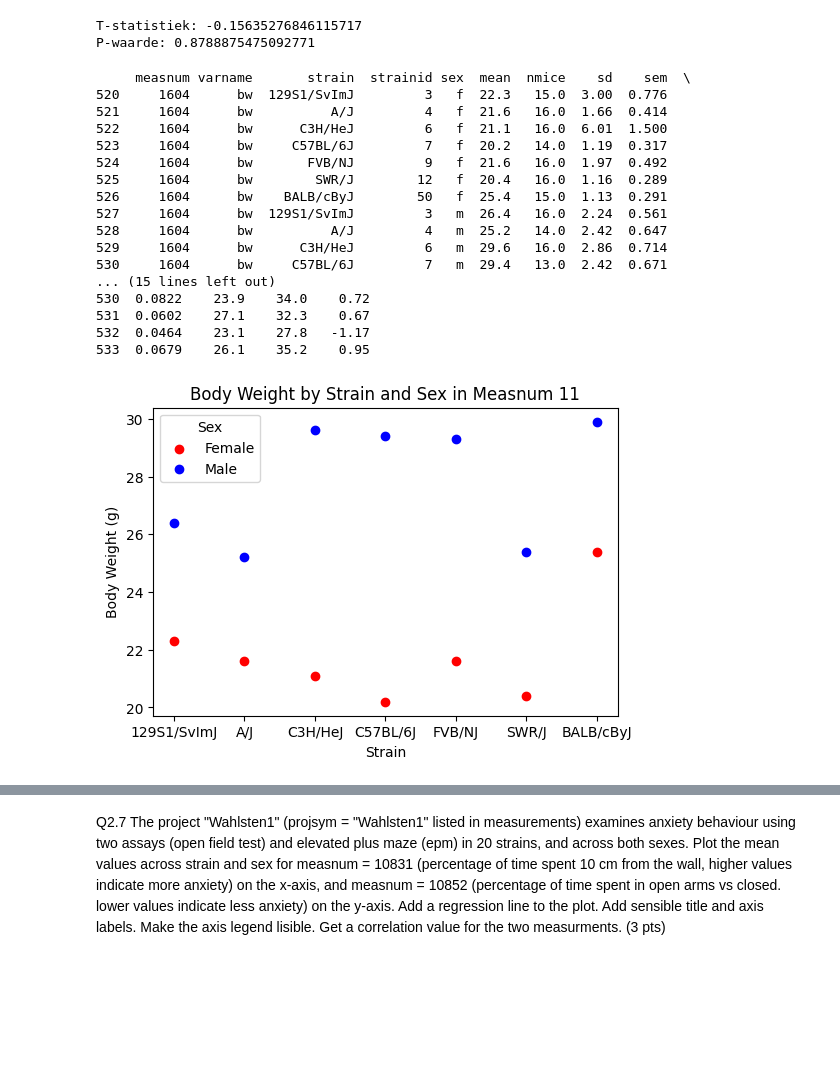
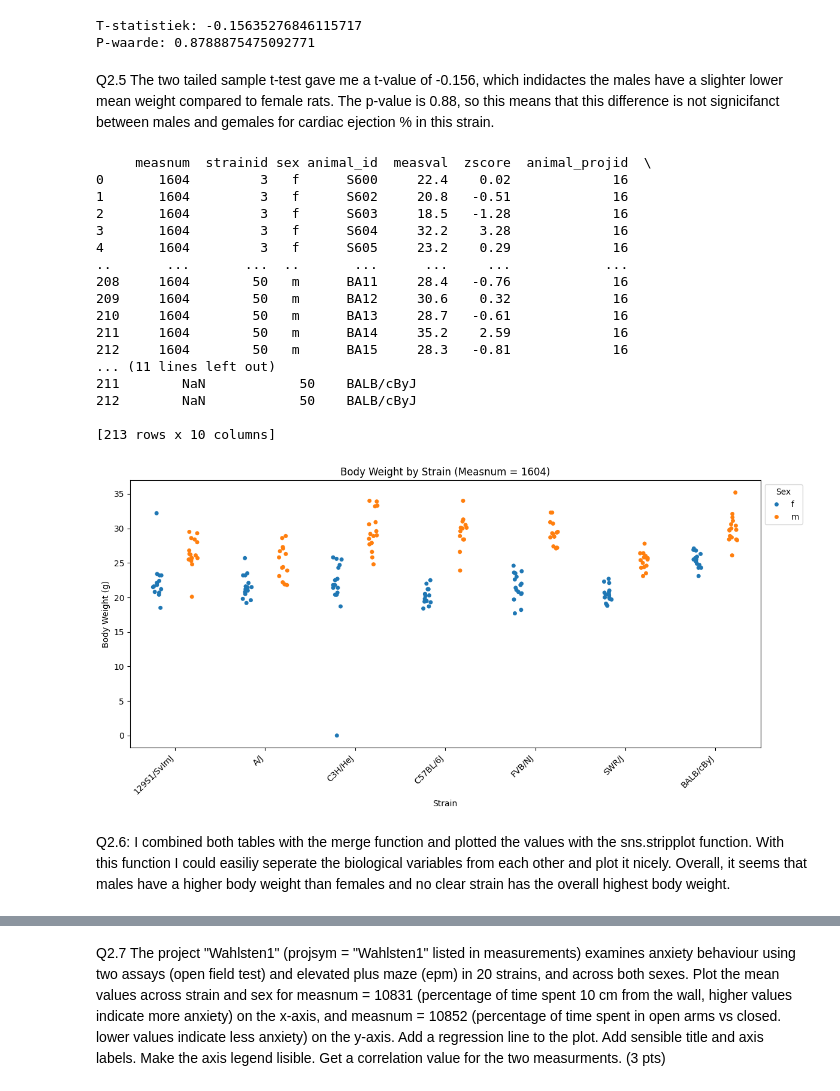
Before and after one commit to MaartenDekkers02/BigDataCourse2025, a Jupyter notebook: Assignment2.ipynb, the cells around one changed output, grey strips where cells are left out. Cells and saved outputs as stored; diff of their text form; code cells hidden in the pictures; blank space fills up the shorter version.

```diff
--- a/Assignment2.ipynb
+++ b/Assignment2.ipynb
@@ -459,39 +463,46 @@ print(f"P-waarde: {p_val}")
 # %% [output]
 T-statistiek: -0.15635276846115717
 P-waarde: 0.8788875475092771
-# %%
-import matplotlib.pyplot as plt
-weight = strainmeans[strainmeans['measnum'] == 1604]
-sex_colour = weight['sex'].map({'f': 'red', 'm': 'blue'})
-
-print(weight)
-
-plt.figure(figsize=(6, 4))
-
-plt.scatter(weight[weight['sex']=='f']['strain'], weight[weight['sex']=='f']['mean'], color='red', label='Female')
-plt.scatter(weight[weight['sex']=='m']['strain'], weight[weight['sex']=='m']['mean'], color='blue', label='Male')
-
-plt.xlabel('Strain')
-plt.ylabel('Body Weight (g)')
-plt.legend(title='Sex',loc='upper left')
-plt.title('Body Weight by Strain and Sex in Measnum 11')
-plt.show()
-# %% [output]
-     measnum varname       strain  strainid sex  mean  nmice    sd    sem  \
-520     1604      bw  129S1/SvImJ         3   f  22.3   15.0  3.00  0.776
-521     1604      bw          A/J         4   f  21.6   16.0  1.66  0.414
-522     1604      bw      C3H/HeJ         6   f  21.1   16.0  6.01  1.500
-523     1604      bw     C57BL/6J         7   f  20.2   14.0  1.19  0.317
-524     1604      bw       FVB/NJ         9   f  21.6   16.0  1.97  0.492
-525     1604      bw        SWR/J        12   f  20.4   16.0  1.16  0.289
-526     1604      bw    BALB/cByJ        50   f  25.4   15.0  1.13  0.291
-527     1604      bw  129S1/SvImJ         3   m  26.4   16.0  2.24  0.561
-528     1604      bw          A/J         4   m  25.2   14.0  2.42  0.647
-529     1604      bw      C3H/HeJ         6   m  29.6   16.0  2.86  0.714
-530     1604      bw     C57BL/6J         7   m  29.4   13.0  2.42  0.671
-... (15 lines left out)
-530  0.0822    23.9    34.0    0.72
-531  0.0602    27.1    32.3    0.67
-532  0.0464    23.1    27.8   -1.17
-533  0.0679    26.1    35.2    0.95
-[figure, removed]
+# %% [markdown]
+Q2.5 The two tailed sample t-test gave me a t-value of -0.156, which indidactes the males have a slighter lower mean weight compared to female rats. The p-value is 0.88, so this means that this difference is not signicifanct between males and gemales for cardiac ejection % in this strain.
+# %%
+import matplotlib.pyplot as plt
+import seaborn as sns
+
+weight = animaldatapoints[animaldatapoints['measnum'] == 1604]
+weight = weight.merge(straininfo[['mpd_strainid', 'strainname']], left_on='strainid', right_on='mpd_strainid',how='left')
+
+print(weight)
+
+plt.figure(figsize=(12, 6))
+sns.stripplot(data=weight, x='strainname', y='measval', hue='sex', jitter=True, dodge=True)
+
+plt.title('Body Weight by Strain (Measnum = 1604)')
+plt.xlabel('Strain')
+plt.ylabel('Body Weight (g)')
+plt.legend(title='Sex', bbox_to_anchor= (1, 1), loc='upper left')
+plt.xticks(rotation=45, ha='right')
+plt.tight_layout()
+
+plt.show()
+# %% [output]
+     measnum  strainid sex animal_id  measval  zscore  animal_projid  \
+0       1604         3   f      S600     22.4    0.02             16
+1       1604         3   f      S602     20.8   -0.51             16
+2       1604         3   f      S603     18.5   -1.28             16
+3       1604         3   f      S604     32.2    3.28             16
+4       1604         3   f      S605     23.2    0.29             16
+..       ...       ...  ..       ...      ...     ...            ...
+208     1604        50   m      BA11     28.4   -0.76             16
+209     1604        50   m      BA12     30.6    0.32             16
+210     1604        50   m      BA13     28.7   -0.61             16
+211     1604        50   m      BA14     35.2    2.59             16
+212     1604        50   m      BA15     28.3   -0.81             16
+... (11 lines left out)
+211        NaN            50    BALB/cByJ
+212        NaN            50    BALB/cByJ
+
+[213 rows x 10 columns]
+[figure, added]
+# %% [markdown]
+Q2.6: I combined both tables with the merge function and plotted the values with the sns.stripplot function. With this function I could easiliy seperate the biological variables from each other and plot it nicely. Overall, it seems that males have a higher body weight than females and no clear strain has the overall highest body weight.
```
Also changed, not shown: parts of 9 cells of this notebook.
